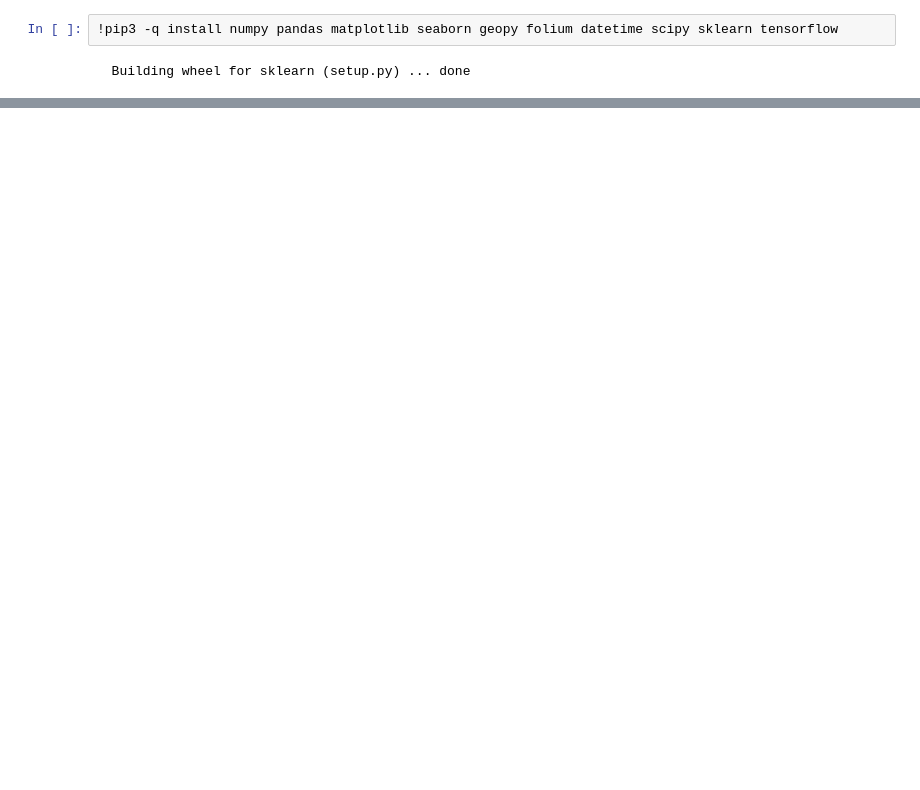
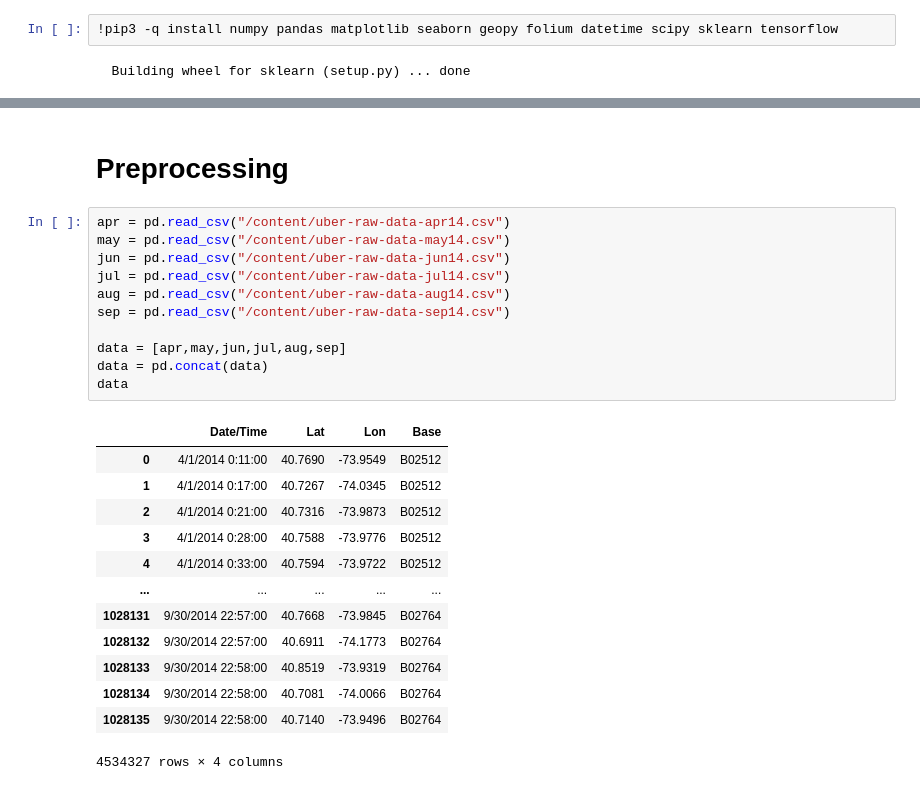
Before and after one commit to Dame01droid/DSM-Capstone-Project-Group-23, a Jupyter notebook: DSM_group_23_Capstone_project.ipynb, the cells around one changed output, grey strips where cells are left out. Cells and saved outputs as stored; diff of their text form; blank space fills up the shorter version.

Commit message:
Preprocessing Uber data

```diff
--- a/DSM_group_23_Capstone_project.ipynb
+++ b/DSM_group_23_Capstone_project.ipynb
@@ -58,0 +75,27 @@ ls: cannot access '../input/uber-pickups-in-new-york-city/uber-raw-data-jul14.cs
+# %% [markdown]
+# Preprocessing
+# %%
+apr = pd.read_csv("/content/uber-raw-data-apr14.csv")
+may = pd.read_csv("/content/uber-raw-data-may14.csv")
+jun = pd.read_csv("/content/uber-raw-data-jun14.csv")
+jul = pd.read_csv("/content/uber-raw-data-jul14.csv")
+aug = pd.read_csv("/content/uber-raw-data-aug14.csv")
+sep = pd.read_csv("/content/uber-raw-data-sep14.csv")
+
+data = [apr,may,jun,jul,aug,sep]
+data = pd.concat(data)
+data
+# %% [output]
+|  | Date/Time | Lat | Lon | Base |
+| 0 | 4/1/2014 0:11:00 | 40.7690 | -73.9549 | B02512 |
+| 1 | 4/1/2014 0:17:00 | 40.7267 | -74.0345 | B02512 |
+| 2 | 4/1/2014 0:21:00 | 40.7316 | -73.9873 | B02512 |
+| 3 | 4/1/2014 0:28:00 | 40.7588 | -73.9776 | B02512 |
+| 4 | 4/1/2014 0:33:00 | 40.7594 | -73.9722 | B02512 |
+| ... | ... | ... | ... | ... |
+| 1028131 | 9/30/2014 22:57:00 | 40.7668 | -73.9845 | B02764 |
+| 1028132 | 9/30/2014 22:57:00 | 40.6911 | -74.1773 | B02764 |
+| 1028133 | 9/30/2014 22:58:00 | 40.8519 | -73.9319 | B02764 |
+| 1028134 | 9/30/2014 22:58:00 | 40.7081 | -74.0066 | B02764 |
+| 1028135 | 9/30/2014 22:58:00 | 40.7140 | -73.9496 | B02764 |
+4534327 rows × 4 columns
```
Also changed, not shown: parts of 9 cells of this notebook.
